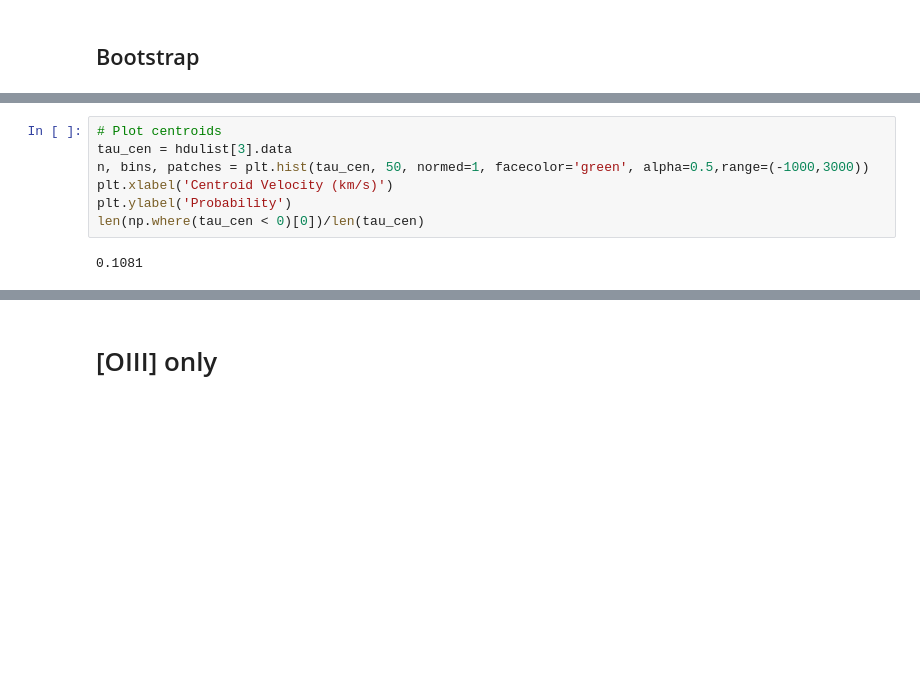
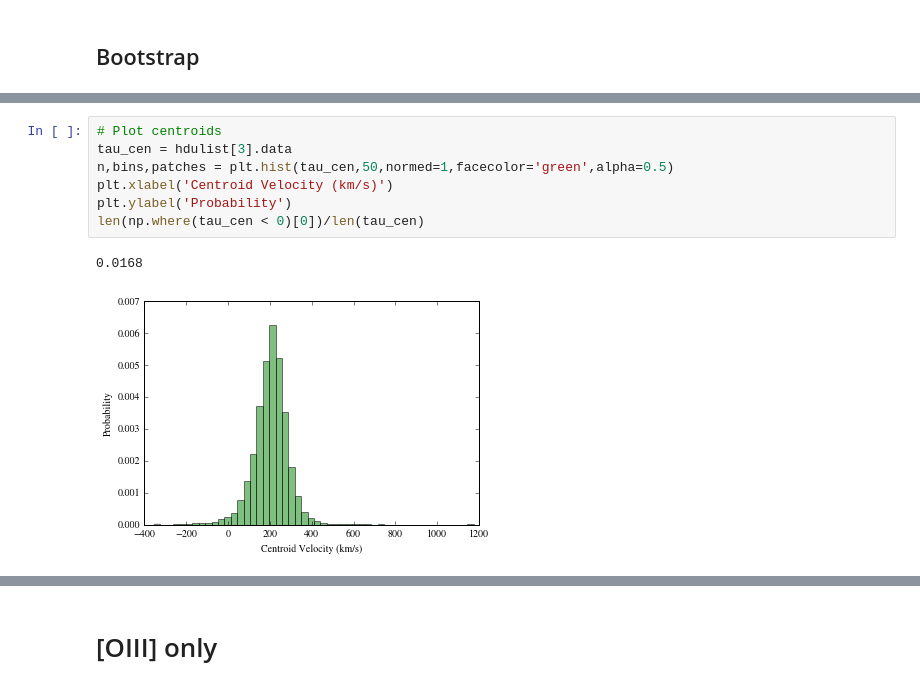
Before and after one commit to qsopairs/papers, a Jupyter notebook: QPQ9/Analysis/Stacks/CII1334_fiddle.ipynb, the cells around one changed output, grey strips where cells are left out. Saved outputs shown, nothing was run; the diff lists cells and outputs as text; blank space fills up the shorter version.

```diff
--- a/QPQ9/Analysis/Stacks/CII1334_fiddle.ipynb
+++ b/QPQ9/Analysis/Stacks/CII1334_fiddle.ipynb
@@ -167,9 +172,10 @@ plt.show()
 # %%
 # Plot centroids
 tau_cen = hdulist[3].data
-n, bins, patches = plt.hist(tau_cen, 50, normed=1, facecolor='green', alpha=0.5,range=(-1000,3000))
+n,bins,patches = plt.hist(tau_cen,50,normed=1,facecolor='green',alpha=0.5)
 plt.xlabel('Centroid Velocity (km/s)')
 plt.ylabel('Probability')
 len(np.where(tau_cen < 0)[0])/len(tau_cen)
 # %% [output]
-0.1081
+0.0168
+[figure, added]
```
Also changed, not shown: parts of 18 cells of this notebook, 12 other files.
